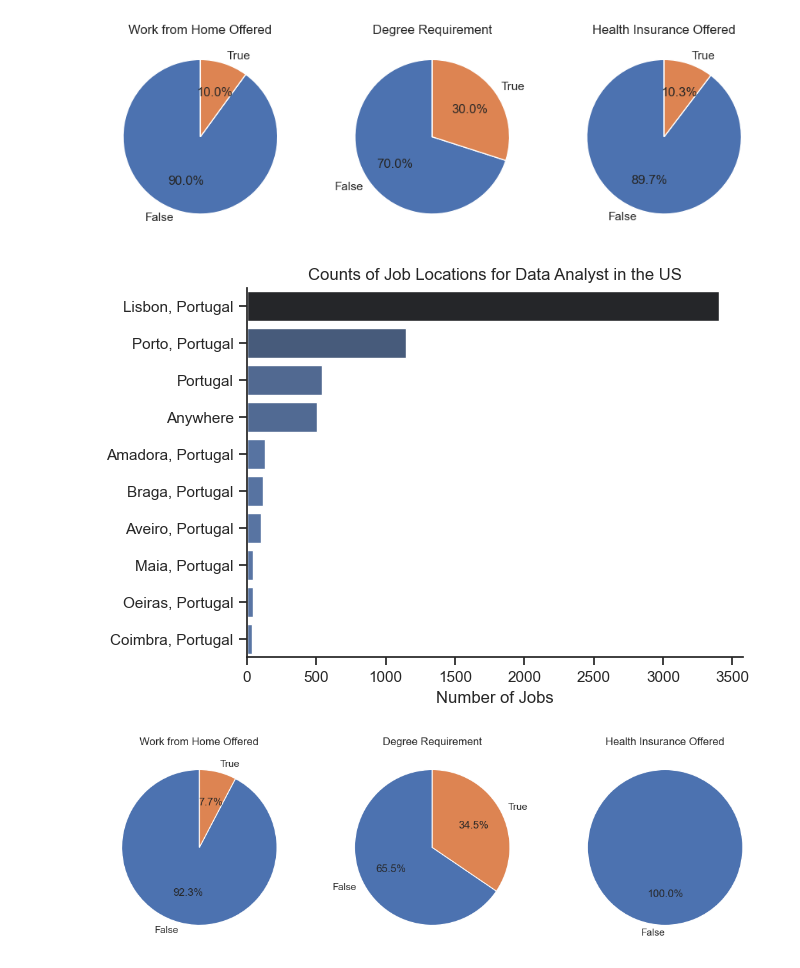
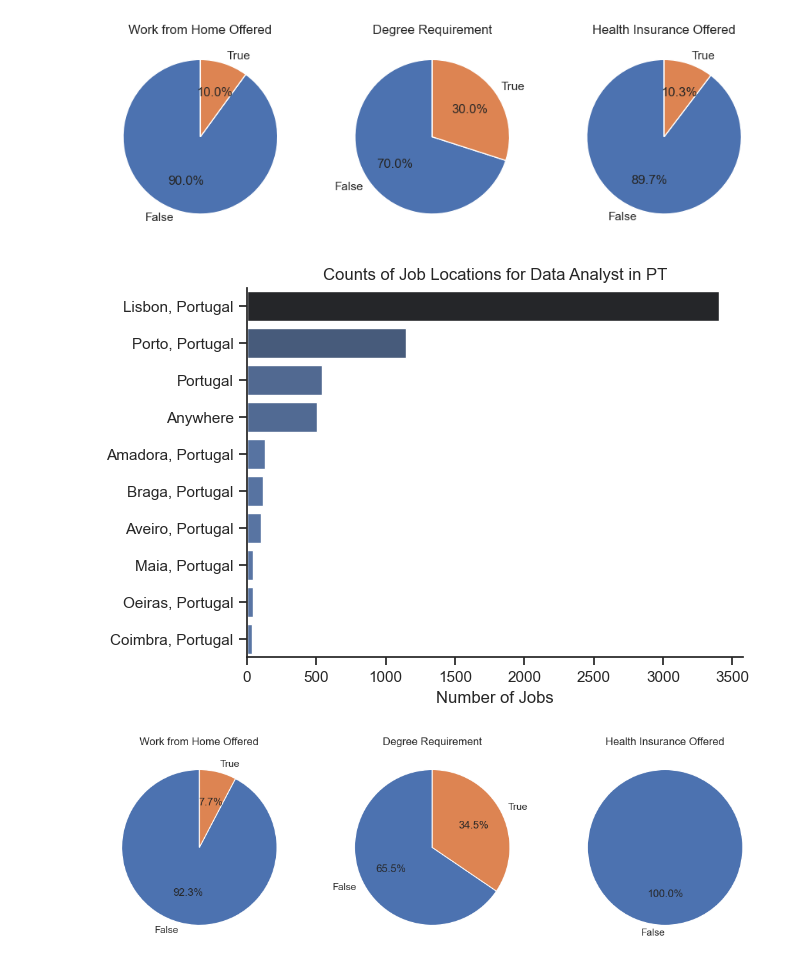
Before and after one commit to MarquesMariana/Analysis-of-High-Value-Data-Skills, a Jupyter notebook: Cleaning and Exploratory Analysis/Exploratory.ipynb, the cells around one changed output. Cells and saved outputs as stored; diff of their text form; code cells hidden in the pictures.

```diff
--- a/Cleaning and Exploratory Analysis/Exploratory.ipynb
+++ b/Cleaning and Exploratory Analysis/Exploratory.ipynb
@@ -53,17 +53,17 @@ df_PT = df_data[(df_data['job_country'] == 'Portugal')]
 # %%
 # Portugal Locations
 
 df_plot = df_PT['job_location'].value_counts().head(10).to_frame()
 
 sns.set_theme(style='ticks')
 sns.barplot(data=df_plot, x='count', y='job_location', hue='count', palette='dark:b_r', legend=False)
 sns.despine()
-plt.title('Counts of Job Locations for Data Analyst in the US')
+plt.title('Counts of Job Locations for Data Analyst in PT')
 plt.xlabel('Number of Jobs')
 plt.ylabel('')
 plt.show()
 # %% [output]
-[figure, old version]
+[figure, new version]
 # %%
 # Job opportunities in Portugal
 import matplotlib.pyplot as plt
```
Also changed, not shown: parts of 1 cell of this notebook, 9 other files.
